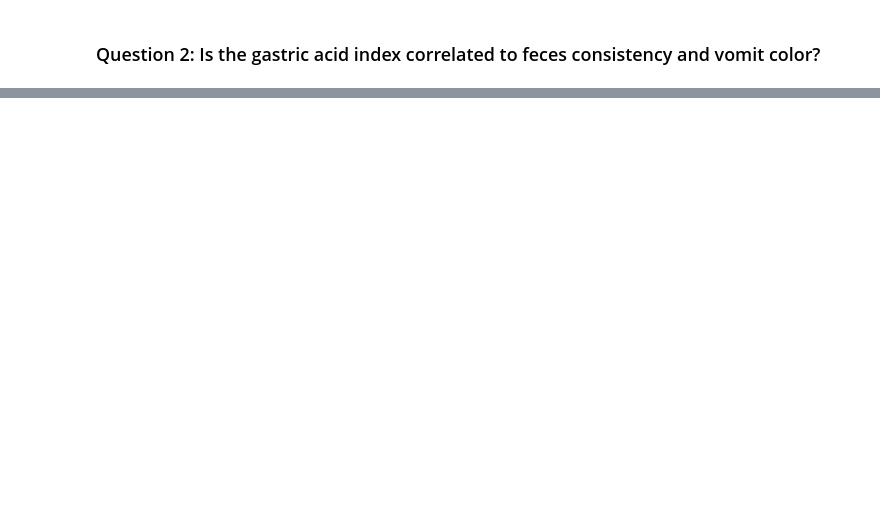
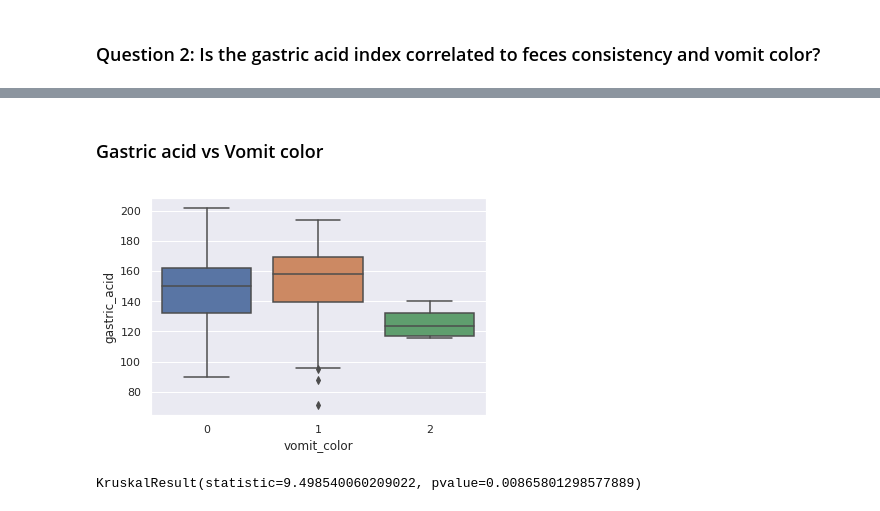
Before and after one commit to wobniarin/community-day, a Jupyter notebook: data/community_day.ipynb, the cells around one changed output, grey strips where cells are left out. Cells and saved outputs as stored; diff of their text form; code cells hidden in the pictures; blank space fills up the shorter version.

```diff
--- a/data/community_day.ipynb
+++ b/data/community_day.ipynb
@@ -170,0 +242,11 @@ plt.legend(loc='upper right')
+# %% [markdown]
+### Gastric acid vs Vomit color
+# %%
+sns.boxplot(x="vomit_color", y="gastric_acid", data=df)
+plt.show()
+# %% [output]
+[figure, added]
+# %%
+stats.kruskal(df[df["vomit_color"] == 0]["gastric_acid"],df[df["vomit_color"] == 1]["gastric_acid"],df[df["vomit_color"] == 2]["gastric_acid"])
+# %% [output]
+KruskalResult(statistic=9.498540060209022, pvalue=0.00865801298577889)
```
Also changed, not shown: parts of 24 cells of this notebook.
